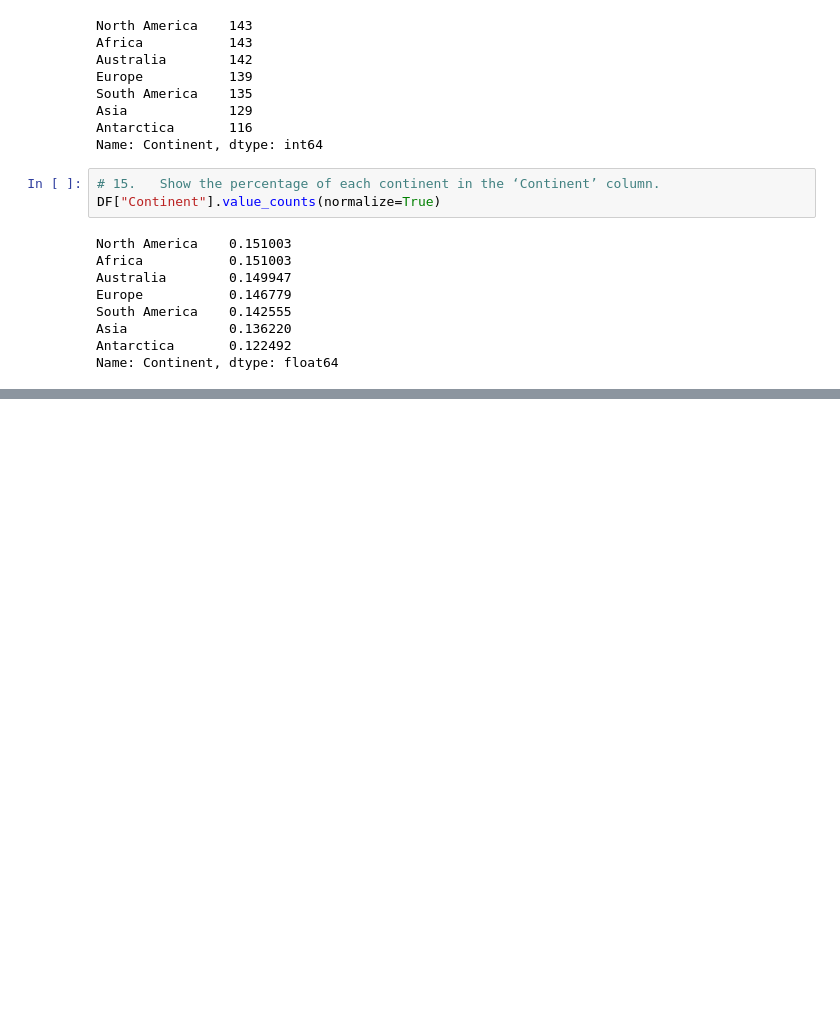
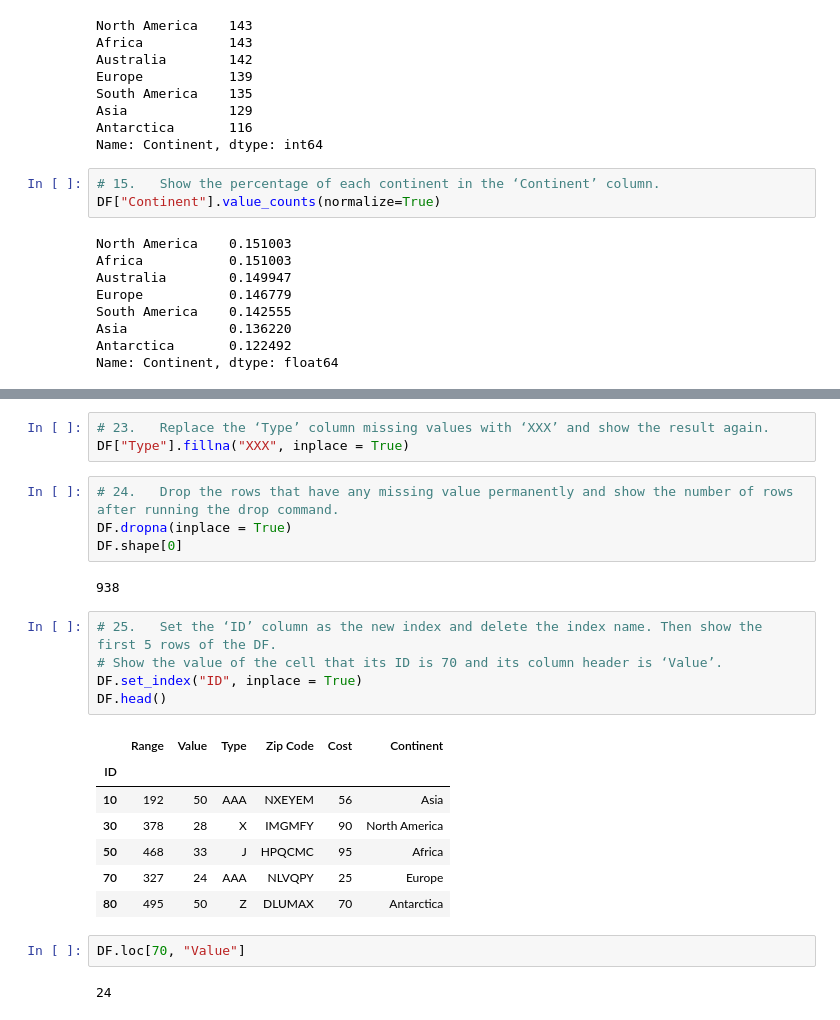
Before and after one commit to qlows/data_science, a Jupyter notebook: assignment4/Assignment4.ipynb, the cells around one changed output, grey strips where cells are left out. Saved outputs shown, nothing was run; the diff lists cells and outputs as text; blank space fills up the shorter version.

```diff
--- a/assignment4/Assignment4.ipynb
+++ b/assignment4/Assignment4.ipynb
@@ -218,0 +287,26 @@ Name: Continent, dtype: float64
+# %%
+# 23.	Replace the ‘Type’ column missing values with ‘XXX’ and show the result again.
+DF["Type"].fillna("XXX", inplace = True)
+# %%
+# 24.	Drop the rows that have any missing value permanently and show the number of rows after running the drop command.
+DF.dropna(inplace = True)
+DF.shape[0]
+# %% [output]
+938
+# %%
+# 25.	Set the ‘ID’ column as the new index and delete the index name. Then show the first 5 rows of the DF.
+# Show the value of the cell that its ID is 70 and its column header is ‘Value’.
+DF.set_index("ID", inplace = True)
+DF.head()
+# %% [output]
+|  | Range | Value | Type | Zip Code | Cost | Continent |
+| ID |  |  |  |  |  |  |
+| 10 | 192 | 50 | AAA | NXEYEM | 56 | Asia |
+| 30 | 378 | 28 | X | IMGMFY | 90 | North America |
+| 50 | 468 | 33 | J | HPQCMC | 95 | Africa |
+| 70 | 327 | 24 | AAA | NLVQPY | 25 | Europe |
+| 80 | 495 | 50 | Z | DLUMAX | 70 | Antarctica |
+# %%
+DF.loc[70, "Value"]
+# %% [output]
+24
```
Also changed, not shown: parts of 38 cells of this notebook.
